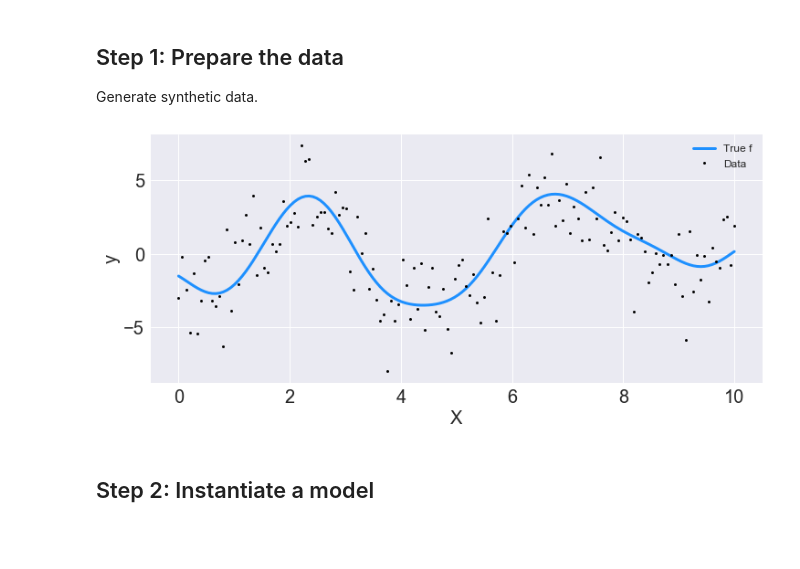
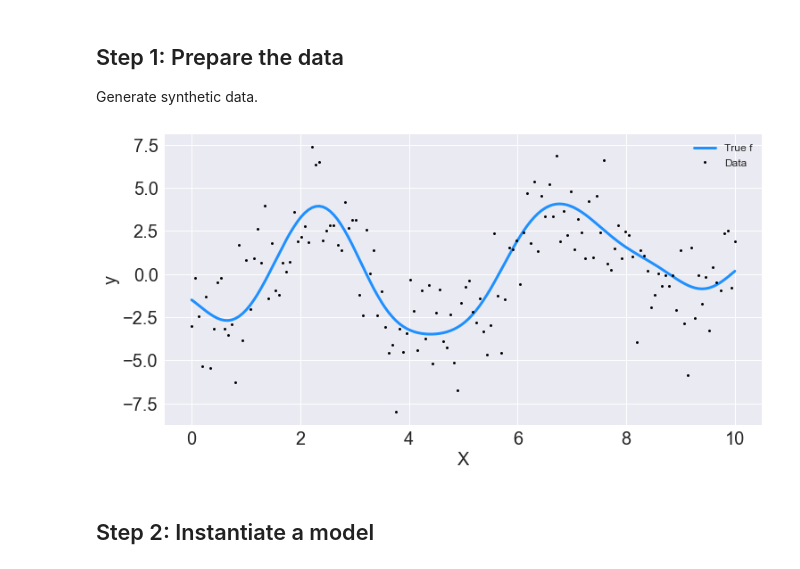
Before and after one commit to Emaasit/meetups, a Jupyter notebook: 2018_10_11_PyMC_Learn_DC/notebooks/02-GaussianProcessRegression.ipynb, the cells around one changed output. Saved outputs shown, nothing was run; the diff lists cells and outputs as text; code cells hidden in the pictures; blank space fills up the shorter version.

```diff
--- a/2018_10_11_PyMC_Learn_DC/notebooks/02-GaussianProcessRegression.ipynb
+++ b/2018_10_11_PyMC_Learn_DC/notebooks/02-GaussianProcessRegression.ipynb
@@ -35,33 +35,33 @@ Generate synthetic data.
 # %%
 n = 150 # The number of data points
 X = np.linspace(start = 0, stop = 10, num = n)[:, None] # The inputs to the GP, they must be arranged as a column vector
 
 # Define the true covariance function and its parameters
 length_scale_true = 1.0
 signal_variance_true = 3.0
 cov_func = signal_variance_true**2 * pm.gp.cov.ExpQuad(1, length_scale_true)
 
 # A mean function that is zero everywhere
 mean_func = pm.gp.mean.Zero()
 
 # The latent function values are one sample from a multivariate normal
 # Note that we have to call `eval()` because PyMC3 built on top of Theano
 f_true = np.random.multivariate_normal(mean_func(X).eval(),
                                        cov_func(X).eval() + 1e-8*np.eye(n), 1).flatten()
 
 # The observed data is the latent function plus a small amount of Gaussian distributed noise
 # The standard deviation of the noise is `sigma`
 noise_variance_true = 2.0
 y = f_true + noise_variance_true * np.random.randn(n)
 
 ## Plot the data and the unobserved latent function
-fig = plt.figure(figsize=(12,5))
+fig = plt.figure()
 ax = fig.gca()
 ax.plot(X, f_true, "dodgerblue", lw=3, label="True f");
 ax.plot(X, y, 'ok', ms=3, label="Data");
 ax.set_xlabel("X"); ax.set_ylabel("y"); plt.legend();
 # %% [output]
-[figure, old version]
+[figure, new version]
 # %%
 from sklearn.model_selection import train_test_split
 X_train, X_test, y_train, y_test = train_test_split(X, y, test_size=0.3)
```
Also changed, not shown: 4 other files.
